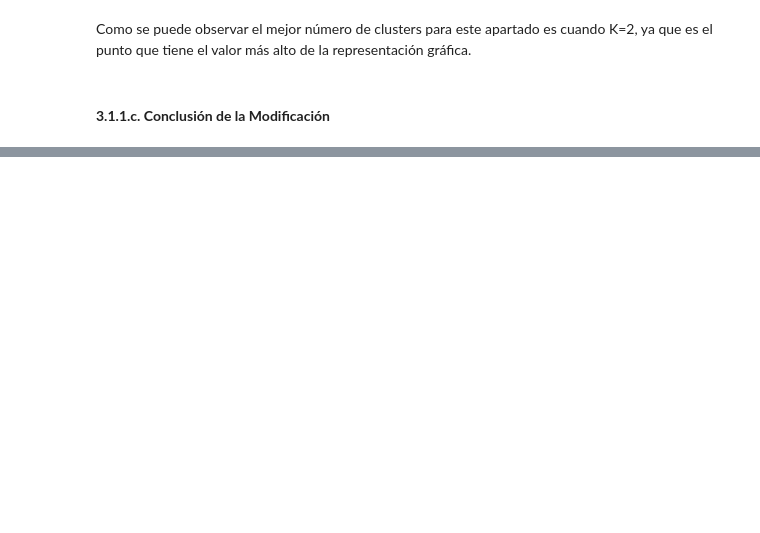
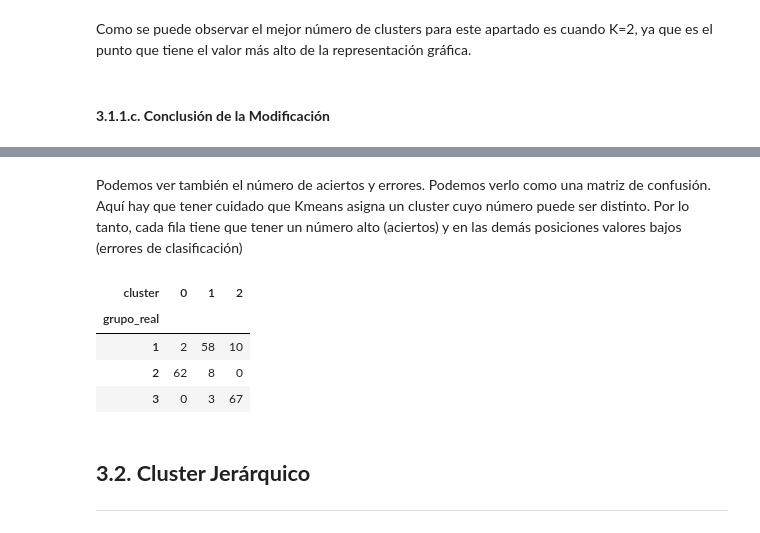
Before and after one commit to 100477706/Proyecto2_Aprendizaje, a Jupyter notebook: Clustering_27.ipynb, the cells around one changed output, grey strips where cells are left out. Saved outputs shown, nothing was run; the diff lists cells and outputs as text; code cells hidden in the pictures; blank space fills up the shorter version.

```diff
--- a/Clustering_27.ipynb
+++ b/Clustering_27.ipynb
@@ -339,0 +403,16 @@ Después de realizar las pertinenetes verificaciones con el uso de las dos técn
+# %% [markdown]
+Podemos ver también el número de aciertos y errores. Podemos verlo como una matriz de confusión. Aquí hay que tener cuidado que Kmeans asigna un cluster cuyo número puede ser distinto. Por lo tanto, cada fila tiene que tener un número alto (aciertos) y en las demás posiciones valores bajos (errores de clasificación)
+# %%
+# Matriz de confusión: grupos originales vs clusters creados
+# ==============================================================================
+pd.crosstab(y, y_predict, dropna=False, rownames=['grupo_real'], colnames=['cluster'])
+# %% [output]
+| cluster | 0 | 1 | 2 |
+| grupo_real |  |  |  |
+| 1 | 2 | 58 | 10 |
+| 2 | 62 | 8 | 0 |
+| 3 | 0 | 3 | 67 |
+# %% [markdown]
+## **3.2. Cluster Jerárquico**
+
+---
```
Also changed, not shown: parts of 8 cells of this notebook.
